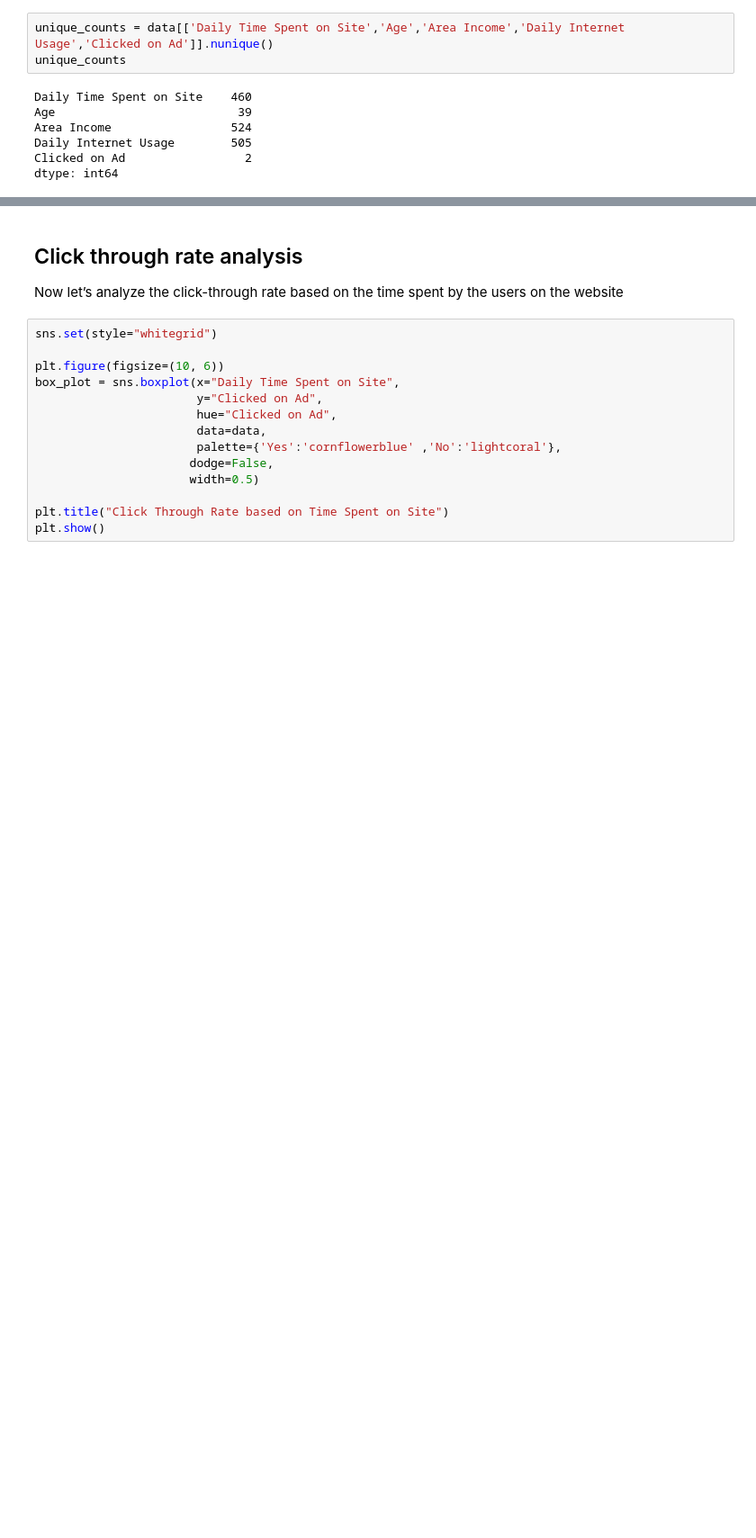
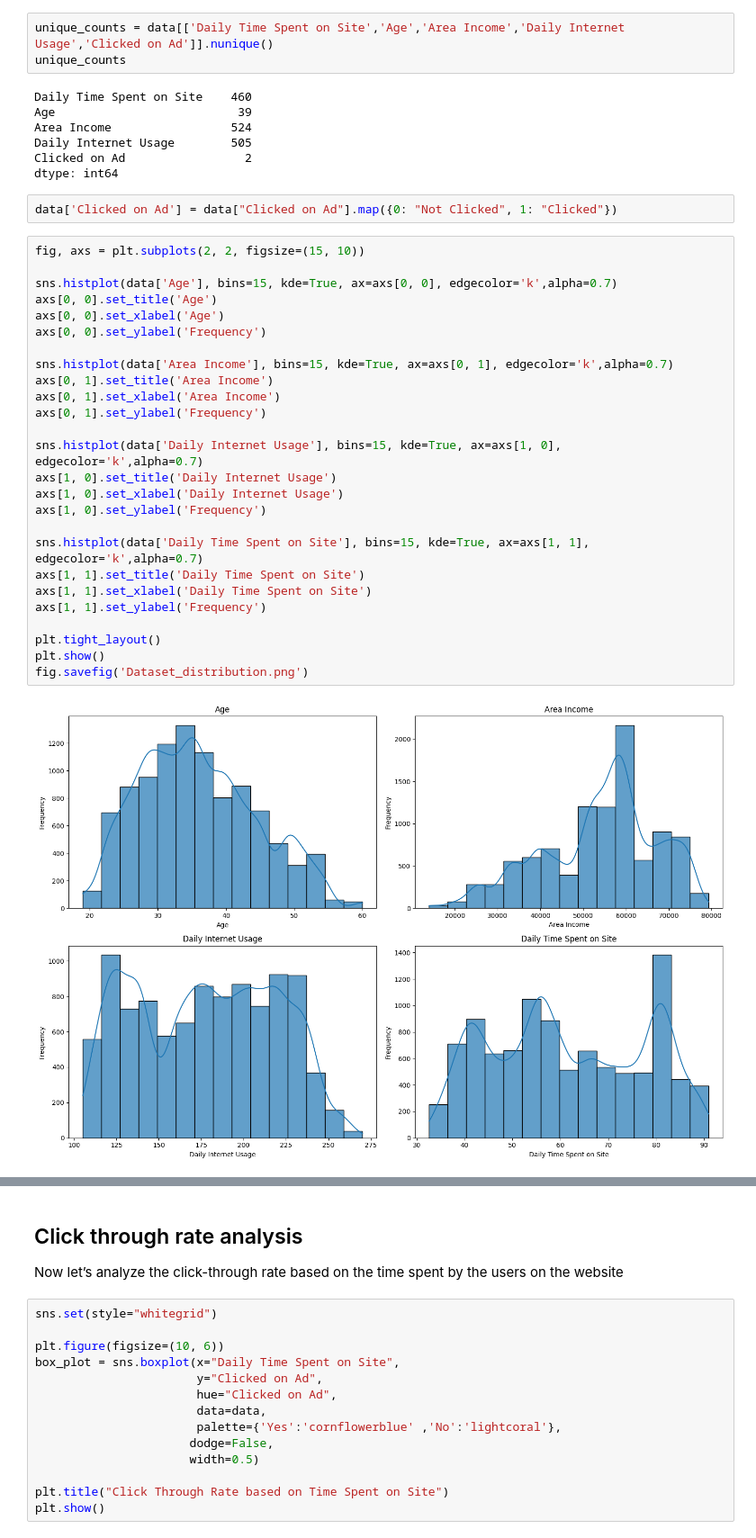
Before and after one commit to JesusRamosCognizant/Project-II, a Jupyter notebook: AdsCTR.ipynb, the cells around one changed output, grey strips where cells are left out. Shown: that part at 90% size. Cells and saved outputs as stored; diff of their text form; blank space fills up the shorter version.

```diff
--- a/AdsCTR.ipynb
+++ b/AdsCTR.ipynb
@@ -86,3 +86,33 @@ Area Income                 524
 Daily Internet Usage        505
 Clicked on Ad                 2
 dtype: int64
+# %%
+data['Clicked on Ad'] = data["Clicked on Ad"].map({0: "Not Clicked", 1: "Clicked"})
+# %%
+fig, axs = plt.subplots(2, 2, figsize=(15, 10))
+
+sns.histplot(data['Age'], bins=15, kde=True, ax=axs[0, 0], edgecolor='k',alpha=0.7)
+axs[0, 0].set_title('Age')
+axs[0, 0].set_xlabel('Age')
+axs[0, 0].set_ylabel('Frequency')
+
+sns.histplot(data['Area Income'], bins=15, kde=True, ax=axs[0, 1], edgecolor='k',alpha=0.7)
+axs[0, 1].set_title('Area Income')
+axs[0, 1].set_xlabel('Area Income')
+axs[0, 1].set_ylabel('Frequency')
+
+sns.histplot(data['Daily Internet Usage'], bins=15, kde=True, ax=axs[1, 0], edgecolor='k',alpha=0.7)
+axs[1, 0].set_title('Daily Internet Usage')
+axs[1, 0].set_xlabel('Daily Internet Usage')
+axs[1, 0].set_ylabel('Frequency')
+
+sns.histplot(data['Daily Time Spent on Site'], bins=15, kde=True, ax=axs[1, 1], edgecolor='k',alpha=0.7)
+axs[1, 1].set_title('Daily Time Spent on Site')
+axs[1, 1].set_xlabel('Daily Time Spent on Site')
+axs[1, 1].set_ylabel('Frequency')
+
+plt.tight_layout()
+plt.show()
+fig.savefig('Dataset_distribution.png')
+# %% [output]
+[figure, added]
```
Also changed, not shown: parts of 6 cells of this notebook.
